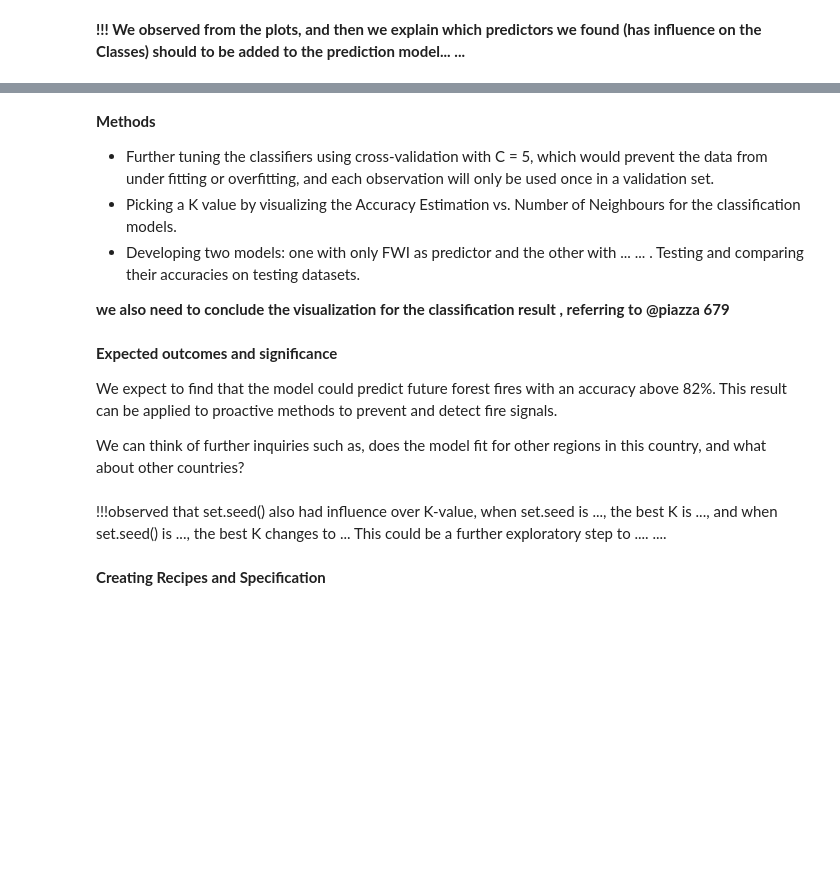
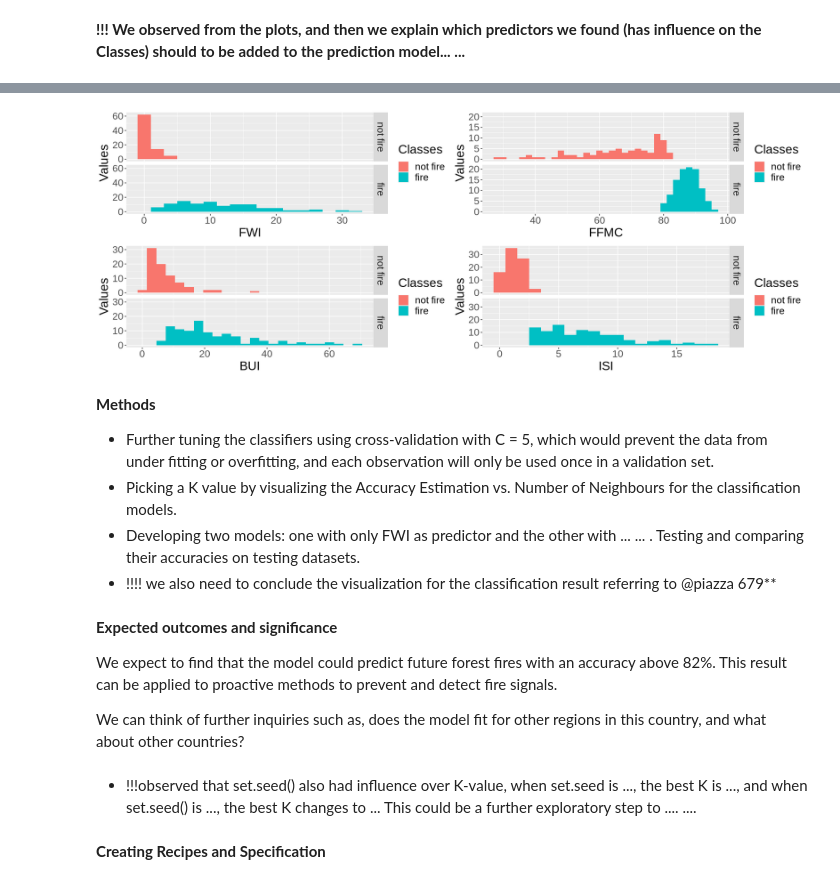
Before and after one commit to zjr-mds/Forest-Fire-Prediction, a Jupyter notebook: Proposal_Group2.ipynb, the cells around one changed output, grey strips where cells are left out. Saved outputs shown, nothing was run; the diff lists cells and outputs as text; code cells hidden in the pictures; blank space fills up the shorter version.

```diff
--- a/Proposal_Group2.ipynb
+++ b/Proposal_Group2.ipynb
@@ -153,11 +134,41 @@ temp_ws
+# %%
+options(repr.plot.width = 16, repr.plot.height = 6)
+#!!! need code comments
+
+fwi_histogram <- ggplot(training, aes(x = FWI,fill = Classes))+
+        geom_histogram(binwidth=2)+
+        facet_grid(Classes~.)+
+        labs(x = "FWI", y = "Values",fill = "Classes")+
+        theme(text = element_text(size = 20))
+
+ffmc_histogram <- ggplot(training, aes(x = FFMC,fill = Classes))+
+        geom_histogram(binwidth=2)+
+        facet_grid(Classes~.)+
+        labs(x = "FFMC", y = "Values",fill = "Classes")+
+        theme(text = element_text(size = 20))
+
+bui_histogram <- ggplot(training, aes(x = BUI,fill = Classes))+
+        geom_histogram(binwidth=3)+
+        facet_grid(Classes~.)+
+        labs(x = "BUI", y = "Values",fill = "Classes")+
+        theme(text = element_text(size = 20))
+
+isi_histogram <- ggplot(training, aes(x = ISI,fill = Classes))+
+        geom_histogram(binwidth=1)+
+        facet_grid(Classes~.)+
+        labs(x = "ISI", y = "Values",fill = "Classes")+
+        theme(text = element_text(size = 20))
+
+plot_grid(fwi_histogram, ffmc_histogram, bui_histogram, isi_histogram, ncol = 2)
+# %% [output]
+[figure, added]
 # %% [markdown]
 **Methods**
 
 * Further tuning the classifiers using cross-validation with C = 5, which would prevent the data from under fitting or overfitting, and each observation will only be used once in a validation set.
 * Picking a K value by visualizing the Accuracy Estimation vs. Number of Neighbours for the classification models.
 * Developing two models: one with only FWI as predictor and the other with ... ... . Testing and comparing their accuracies on testing datasets.
-
-**we also need to conclude the visualization for the classification result , referring to @piazza 679**
+* !!!! we also need to conclude the visualization for the classification result  referring to @piazza 679**
 # %% [markdown]
 **Expected outcomes and significance**
 
@@ -165,7 +176,7 @@ We expect to find that the model could predict future forest fires with an accur
 
 We can think of further inquiries such as, does the model fit for other regions in this country, and what about other countries?
 # %% [markdown]
-!!!observed that set.seed() also had influence over K-value, when set.seed is ..., the best K is ..., and when set.seed() is ..., the best K changes to ...
+* !!!observed that set.seed() also had influence over K-value, when set.seed is ..., the best K is ..., and when set.seed() is ..., the best K changes to ...
 This could be a further exploratory step to .... ....
 # %% [markdown]
 **Creating Recipes and Specification**
```
Also changed, not shown: parts of 30 cells of this notebook.
